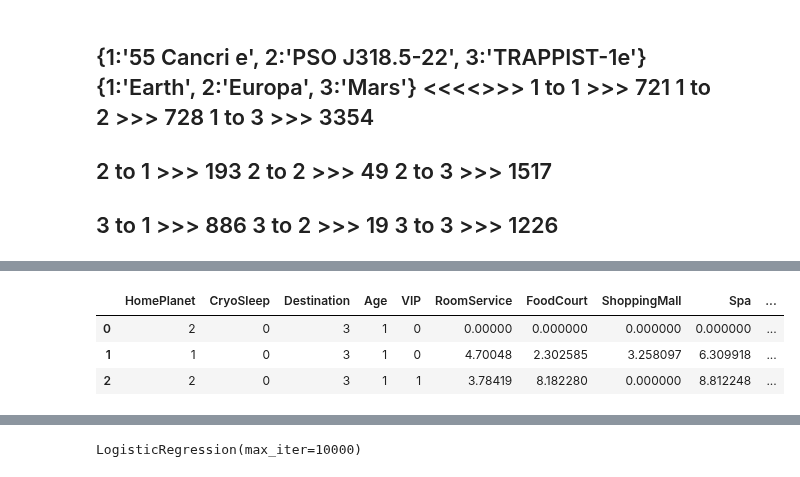
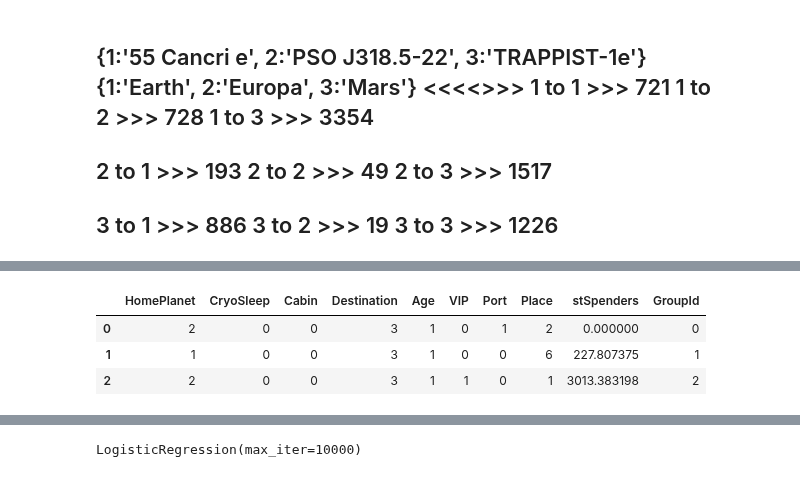
Before and after one commit to Sadeqsoli/SpaceTitanicSurvivors, a Jupyter notebook: spacetitanicsurvivors.ipynb, the cells around one changed output, grey strips where cells are left out. Saved outputs shown, nothing was run; the diff lists cells and outputs as text; code cells hidden in the pictures.

```diff
--- a/spacetitanicsurvivors.ipynb
+++ b/spacetitanicsurvivors.ipynb
@@ -153,6 +164,6 @@ df.head(3)
 | 1 | 0002_01 | 1.0 | 0 | 0 | 3.0 | 1 | 0 | 109.0 | 9.0 | ... |
 | 2 | 0003_01 | 2.0 | 0 | 0 | 3.0 | 1 | 1 | 43.0 | 3576.0 | ... |
 # %%
-df[['HomePlanet', 'CryoSleep', 'Destination', 'Age', 'VIP', 'Port', 'Place']] = df[['HomePlanet', 'CryoSleep', 'Destination', 'Age', 'VIP', 'Port', 'Place']].astype('Int64')
-df.describe()
+df[['HomePlanet', 'CryoSleep', 'Cabin', 'Destination', 'Age', 'VIP', 'Port', 'Place']] = df[['HomePlanet', 'CryoSleep','Cabin', 'Destination', 'Age', 'VIP', 'Port', 'Place']].astype('Int64')
+df.head()
 # %% [output]
@@ -170,0 +176,4 @@ df.describe()
+# %%
+df['stSpenders'] = df[['RoomService', 'FoodCourt', 'ShoppingMall', 'Spa', 'VRDeck']].std(axis=1)
+df = df.drop(columns=['RoomService', 'FoodCourt', 'ShoppingMall', 'Spa', 'VRDeck'])
+df.head()
@@ -177,10 +193,10 @@ df.describe()
 # df['VRDeck'] = df['VRDeck']**0.5
 # df.head(3)
 # %%
-# # Apply log transformation
-df['RoomService'] = np.log1p(df['RoomService'])
-df['FoodCourt'] = np.log1p(df['FoodCourt'])
-df['ShoppingMall'] = np.log1p(df['ShoppingMall'])
-df['Spa'] = np.log1p(df['Spa'])
-df['VRDeck'] = np.log1p(df['VRDeck'])
-df.head(3)
+# # # Apply log transformation
+# df['RoomService'] = np.log1p(df['RoomService'])
+# df['FoodCourt'] = np.log1p(df['FoodCourt'])
+# df['ShoppingMall'] = np.log1p(df['ShoppingMall'])
+# df['Spa'] = np.log1p(df['Spa'])
+# df['VRDeck'] = np.log1p(df['VRDeck'])
+# df.head(3)
@@ -249,10 +260,10 @@ sb.heatmap(corr, annot=True)
 #         group_status["_".join(passeng[j])]=int(len(passeng)>1)
 # %%
 #Lastnames and groups
-lastNames = df['Name'].str.split(' ').str[-1]
+#lastNames = df['Name'].str.split(' ').str[-1]
 ids_groups = df['PassengerId'].apply(lambda x: x.split('_')[0])
 
-df['FamilyId'] = pd.factorize(lastNames)[0]
+#df['FamilyId'] = pd.factorize(lastNames)[0]
 df['GroupId'] = pd.factorize(ids_groups)[0]
 df.head()
 # %% [output]
@@ -276,14 +287,14 @@ df.head()
 # %%
 newtrainDF = df
 ids = newtrainDF['PassengerId'].copy()
 transporteds = newtrainDF['Transported'].copy()
-newtrainDF = newtrainDF.drop(columns=['PassengerId','Name','Transported','Cabin'])
+newtrainDF = newtrainDF.drop(columns=['PassengerId','Name','Transported'])
 newtrainDF.head(3)
 # %% [output]
-|  | HomePlanet | CryoSleep | Destination | Age | VIP | RoomService | FoodCourt | ShoppingMall | Spa | ... |
-| 0 | 2 | 0 | 3 | 1 | 0 | 0.00000 | 0.000000 | 0.000000 | 0.000000 | ... |
-| 1 | 1 | 0 | 3 | 1 | 0 | 4.70048 | 2.302585 | 3.258097 | 6.309918 | ... |
-| 2 | 2 | 0 | 3 | 1 | 1 | 3.78419 | 8.182280 | 0.000000 | 8.812248 | ... |
+|  | HomePlanet | CryoSleep | Cabin | Destination | Age | VIP | Port | Place | stSpenders | GroupId |
+| 0 | 2 | 0 | 0 | 3 | 1 | 0 | 1 | 2 | 0.000000 | 0 |
+| 1 | 1 | 0 | 0 | 3 | 1 | 0 | 0 | 6 | 227.807375 | 1 |
+| 2 | 2 | 0 | 0 | 3 | 1 | 1 | 0 | 1 | 3013.383198 | 2 |
 # %%
 newtrainDF.info()
 # %% [output]
```
Also changed, not shown: parts of 17 cells of this notebook.
